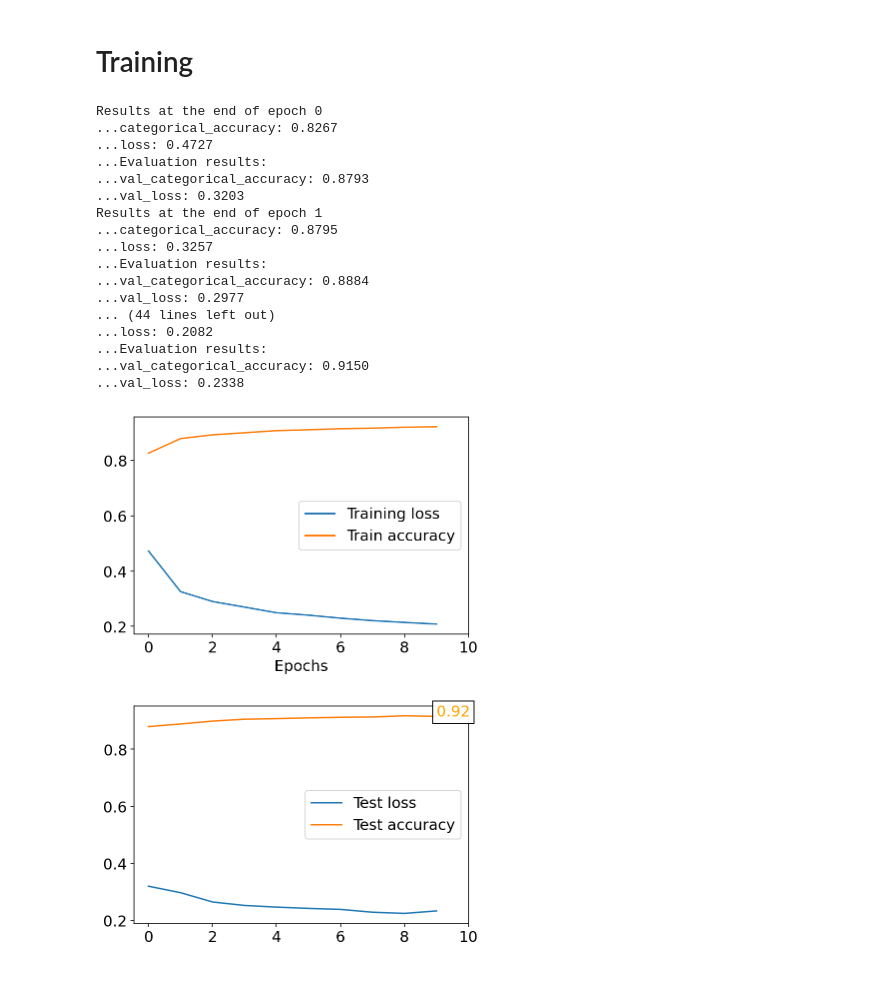
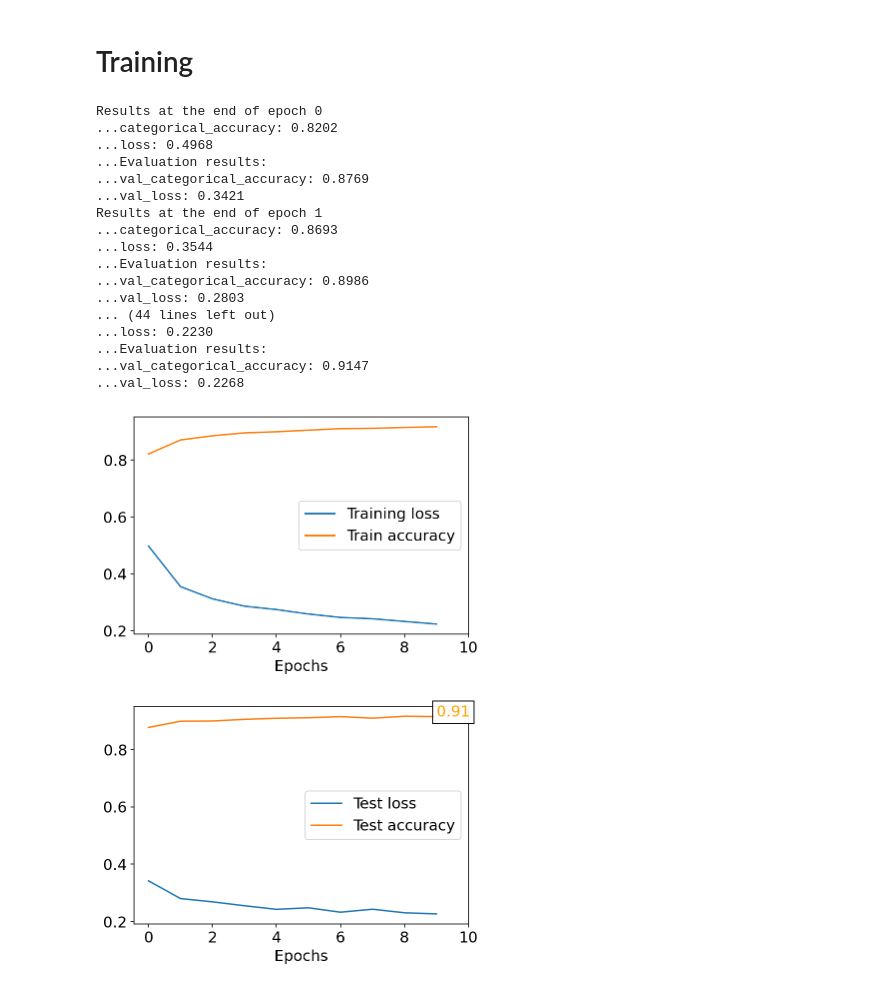
Before and after one commit to nataliasc/iannwtf, a Jupyter notebook: hw-week05/hw_week05_group27.ipynb, the cells around one changed output. Saved outputs shown, nothing was run; the diff lists cells and outputs as text; code cells hidden in the pictures.

Commit message:
Batch size

```diff
--- a/hw-week05/hw_week05_group27.ipynb
+++ b/hw-week05/hw_week05_group27.ipynb
@@ -55,7 +54,7 @@ def prepare_fashion_mnist_data(ds):
     # cache this progress in memory
     ds = ds.cache()
     # shuffle, batch, prefetch
-    ds = ds.shuffle(1000).batch(8).prefetch(20)
+    ds = ds.shuffle(1000).batch(32).prefetch(20)
     # return preprocessed dataset
     return ds
 # %%
@@ -96,12 +102,12 @@ class MyModel(tf.keras.Model):
         super(MyModel, self).__init__()
 
         # feature "learning"
-        self.conv1 = tf.keras.layers.Conv2D(filters = 16,
+        self.conv1 = tf.keras.layers.Conv2D(filters = 32,
                                             kernel_size = 3,
                                             padding="same",
                                             activation=None,
                                             kernel_regularizer = tf.keras.regularizers.L2(0.01),
-                                            input_shape=(28,28,1))
+                                            input_shape=(32,28,28,1))
         self.batch_norm = tf.keras.layers.BatchNormalization()
         self.activation = tf.keras.activations.relu
         self.max_pool = tf.keras.layers.MaxPool2D(pool_size = 2,
@@ -130,11 +136,11 @@ class MyModel(tf.keras.Model):
 
         # classifier
         self.flatted_input = tf.keras.layers.Flatten()
+        self.batch_norm4 = tf.keras.layers.BatchNormalization()
         self.dense = tf.keras.layers.Dense(128, activation='relu')
         self.output_layer = tf.keras.layers.Dense(10,
                                                   kernel_regularizer = tf.keras.regularizers.L2(0.01),
                                                   activation='softmax')
-    @tf.function
     def call(self, x, training = True):
         x = self.conv1(x)
         x = self.batch_norm(x, training)
@@ -150,6 +156,7 @@ class MyModel(tf.keras.Model):
         x = self.max_pool3(x)
         x = self.dropout3(x, training)
         x = self.flatted_input(x)
+        x = self.batch_norm4(x)
         x = self.dense(x)
         x = self.output_layer(x)
 
@@ -230,42 +237,44 @@ for epoch in range(epochs):
         print(f"...{key}: {value:.4f}")
 # %% [output]
 Results at the end of epoch 0
-...categorical_accuracy: 0.8267
-...loss: 0.4727
+...categorical_accuracy: 0.8202
+...loss: 0.4968
 ...Evaluation results:
-...val_categorical_accuracy: 0.8793
-...val_loss: 0.3203
+...val_categorical_accuracy: 0.8769
+...val_loss: 0.3421
 Results at the end of epoch 1
-...categorical_accuracy: 0.8795
-...loss: 0.3257
+...categorical_accuracy: 0.8693
+...loss: 0.3544
 ...Evaluation results:
-...val_categorical_accuracy: 0.8884
-...val_loss: 0.2977
+...val_categorical_accuracy: 0.8986
+...val_loss: 0.2803
 ... (44 lines left out)
-...loss: 0.2082
+...loss: 0.2230
 ...Evaluation results:
-...val_categorical_accuracy: 0.9150
-...val_loss: 0.2338
+...val_categorical_accuracy: 0.9147
+...val_loss: 0.2268
 # %%
+plt.rcParams['font.size'] = 15
 plt.plot(hist['loss'], label='Training loss')
 plt.plot(hist['categorical_accuracy'], label='Train accuracy')
 plt.xlabel('Epochs')
 plt.xticks(np.arange(epochs + 1, step=2))
 plt.legend()
 plt.figure()
 plt.plot(hist['val_loss'], label='Test loss')
 plt.plot(hist['val_categorical_accuracy'], label='Test accuracy')
 plt.text(len(hist['val_categorical_accuracy'])-1,
          hist['val_categorical_accuracy'][-1],
          round(hist['val_categorical_accuracy'][-1].numpy(), 2),
          color = 'orange',
          bbox = dict(facecolor = 'white', alpha = 0.95))
 plt.xticks(np.arange(epochs + 1, step=2))
+plt.xlabel('Epochs')
 plt.legend()
 plt.show()
 # %% [output]
-[figure, old version]
+[figure, new version]
-[figure, old version]
+[figure, new version]
 # %%
 model.summary()
 # %% [output]
```
Also changed, not shown: parts of 4 cells of this notebook.
